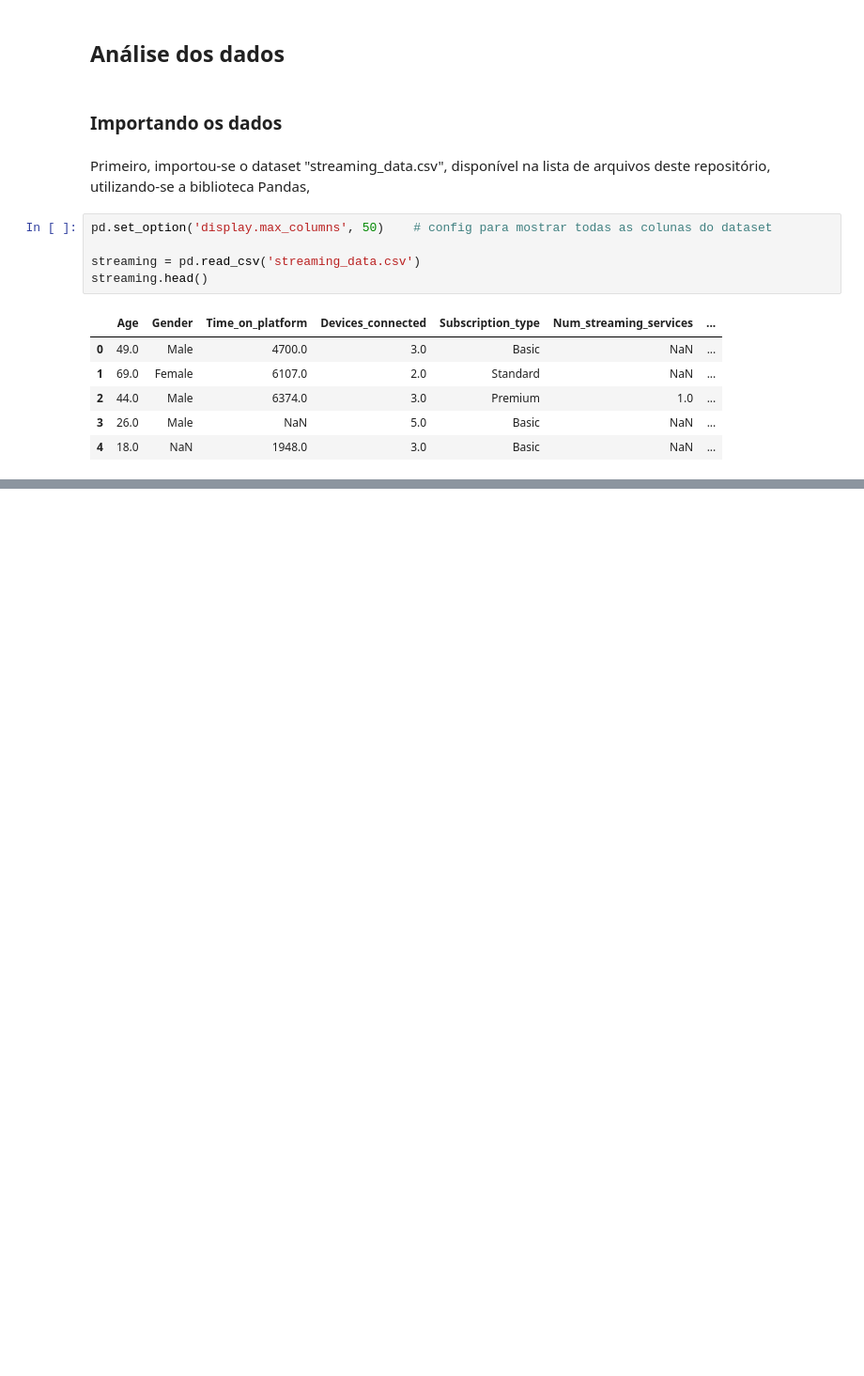
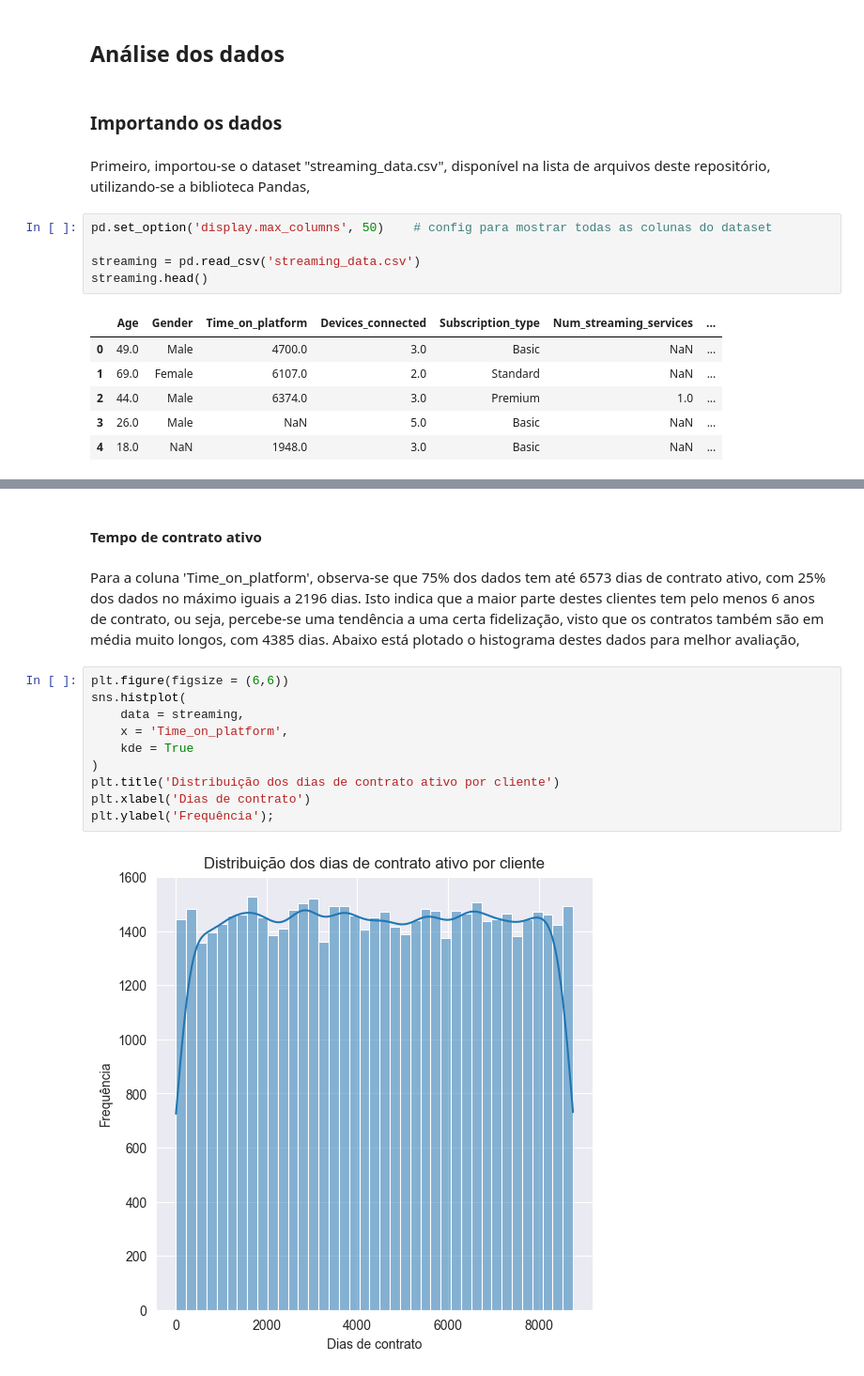
Before and after one commit to rfprates/modelo_classificacao_churn_streaming, a Jupyter notebook: case_classificacao_churn_streaming.ipynb, the cells around one changed output, grey strips where cells are left out. Shown at 94% size. Saved outputs shown, nothing was run; the diff lists cells and outputs as text; blank space fills up the shorter version.

```diff
--- a/case_classificacao_churn_streaming.ipynb
+++ b/case_classificacao_churn_streaming.ipynb
@@ -69,0 +132,16 @@ streaming.head()
+# %% [markdown]
+#### Tempo de contrato ativo
+# %% [markdown]
+Para a coluna 'Time_on_platform', observa-se que 75% dos dados tem até 6573 dias de contrato ativo, com 25% dos dados no máximo iguais a 2196 dias. Isto indica que a maior parte destes clientes tem pelo menos 6 anos de contrato, ou seja, percebe-se uma tendência a uma certa fidelização, visto que os contratos também são em média muito longos, com 4385 dias. Abaixo está plotado o histograma destes dados para melhor avaliação,
+# %%
+plt.figure(figsize = (6,6))
+sns.histplot(
+    data = streaming,
+    x = 'Time_on_platform',
+    kde = True
+)
+plt.title('Distribuição dos dias de contrato ativo por cliente')
+plt.xlabel('Dias de contrato')
+plt.ylabel('Frequência');
+# %% [output]
+[figure, added]
```
Also changed, not shown: parts of 31 cells of this notebook.
